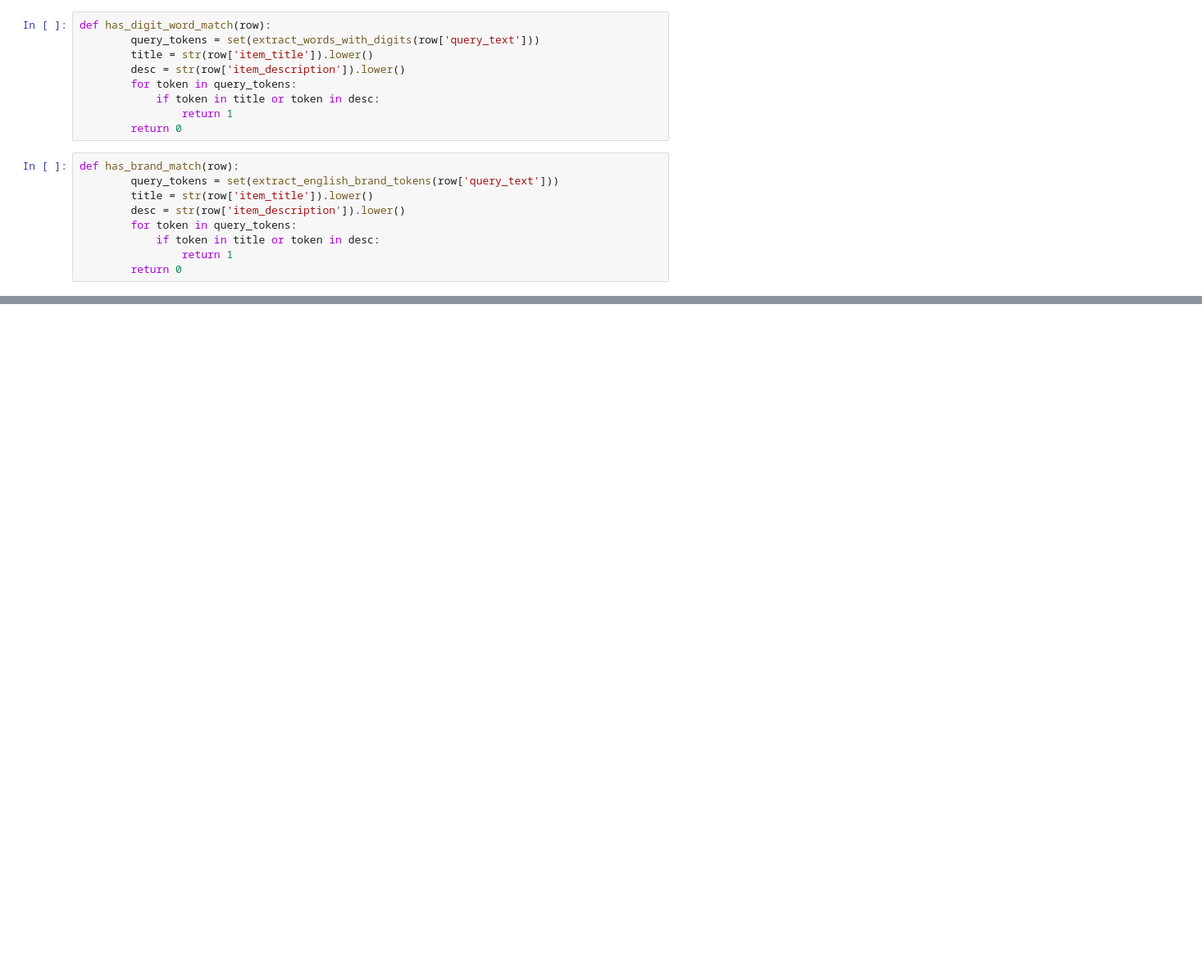
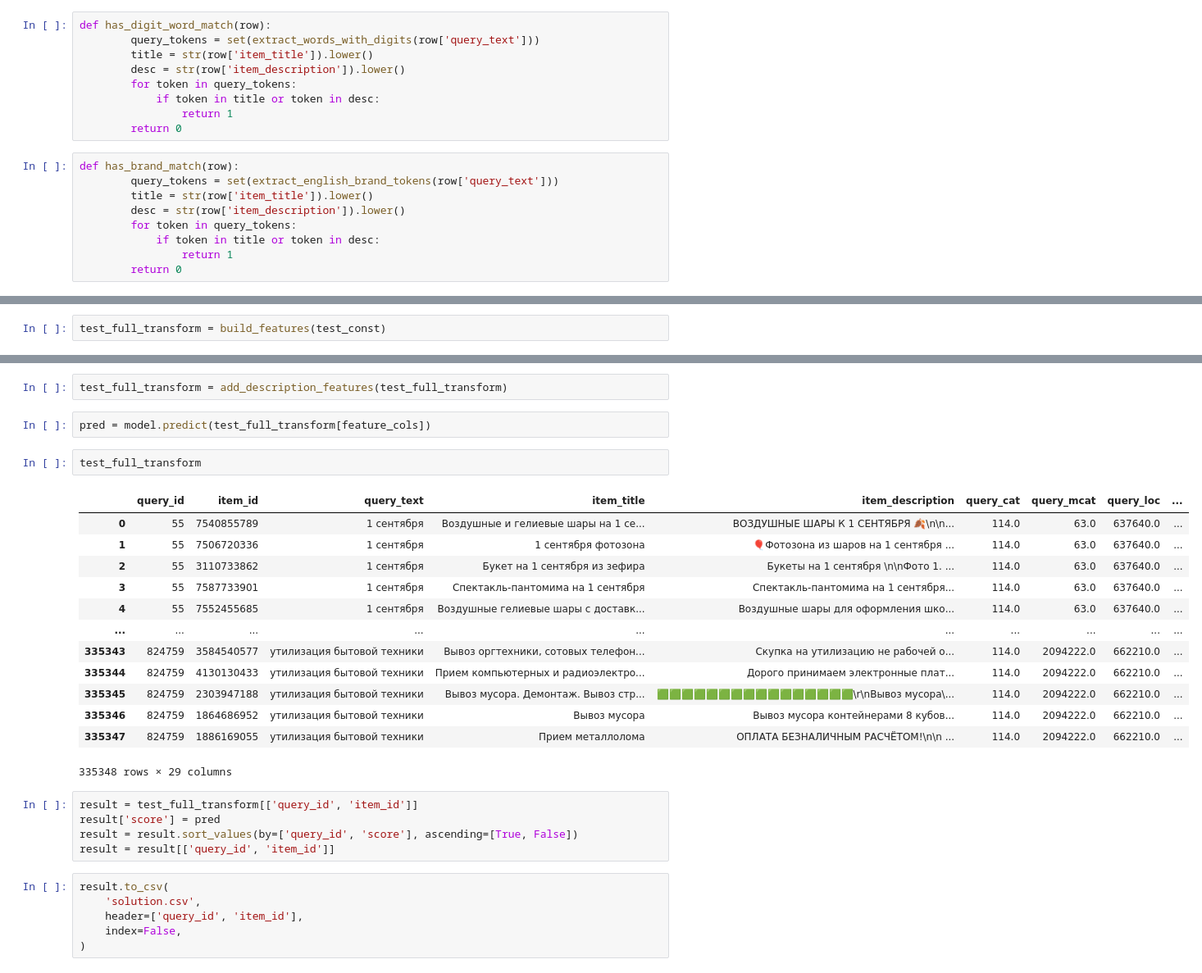
Before and after one commit to Nesterov-BA/misc-python, a Jupyter notebook: avito/main.ipynb, the cells around one changed output, grey strips where cells are left out. Shown at 82% size. Cells and saved outputs as stored; diff of their text form; blank space fills up the shorter version.

```diff
--- a/avito/main.ipynb
+++ b/avito/main.ipynb
@@ -484,0 +354,2 @@ np.float64(nan)
+# %%
+test_full_transform = build_features(test_const)
@@ -484,0 +376,31 @@ np.float64(nan)
+# %%
+test_full_transform = add_description_features(test_full_transform)
+# %%
+pred = model.predict(test_full_transform[feature_cols])
+# %%
+test_full_transform
+# %% [output]
+|  | query_id | item_id | query_text | item_title | item_description | query_cat | query_mcat | query_loc | ... |
+| 0 | 55 | 7540855789 | 1 сентября | Воздушные и гелиевые шары на 1 се... | ВОЗДУШНЫЕ ШАРЫ К 1 СЕНТЯБРЯ 🍂\n\n... | 114.0 | 63.0 | 637640.0 | ... |
+| 1 | 55 | 7506720336 | 1 сентября | 1 сентября фотозона | 🎈Фотозона из шаров на 1 сентября ... | 114.0 | 63.0 | 637640.0 | ... |
+| 2 | 55 | 3110733862 | 1 сентября | Букет на 1 сентября из зефира | Букеты на 1 сентября \n\nФото 1. ... | 114.0 | 63.0 | 637640.0 | ... |
+| 3 | 55 | 7587733901 | 1 сентября | Спектакль-пантомима на 1 сентября | Спектакль-пантомима на 1 сентября... | 114.0 | 63.0 | 637640.0 | ... |
+| 4 | 55 | 7552455685 | 1 сентября | Воздушные гелиевые шары с доставк... | Воздушные шары для оформления шко... | 114.0 | 63.0 | 637640.0 | ... |
+| ... | ... | ... | ... | ... | ... | ... | ... | ... | ... |
+| 335343 | 824759 | 3584540577 | утилизация бытовой техники | Вывоз оргтехники, сотовых телефон... | Скупка на утилизацию не рабочей о... | 114.0 | 2094222.0 | 662210.0 | ... |
+| 335344 | 824759 | 4130130433 | утилизация бытовой техники | Прием компьютерных и радиоэлектро... | Дopoгo пpинимaeм электрoнные плaт... | 114.0 | 2094222.0 | 662210.0 | ... |
+| 335345 | 824759 | 2303947188 | утилизация бытовой техники | Вывоз мусора. Демонтаж. Вывоз стр... | 🟩🟩🟩🟩🟩🟩🟩🟩🟩🟩🟩🟩🟩🟩🟩🟩\r\nВывоз мусора\... | 114.0 | 2094222.0 | 662210.0 | ... |
+| 335346 | 824759 | 1864686952 | утилизация бытовой техники | Вывоз мусора | Вывоз мусора контейнерами 8 кубов... | 114.0 | 2094222.0 | 662210.0 | ... |
+| 335347 | 824759 | 1886169055 | утилизация бытовой техники | Прием металлолома | ОПЛАТА БЕЗНАЛИЧНЫМ РАСЧЁТОМ!\n\n ... | 114.0 | 2094222.0 | 662210.0 | ... |
+335348 rows × 29 columns
+# %%
+result = test_full_transform[['query_id', 'item_id']]
+result['score'] = pred
+result = result.sort_values(by=['query_id', 'score'], ascending=[True, False])
+result = result[['query_id', 'item_id']]
+# %%
+result.to_csv(
+    'solution.csv',
+    header=['query_id', 'item_id'],
+    index=False,
+)
```
Also changed, not shown: parts of 51 cells of this notebook, 40 other files.
